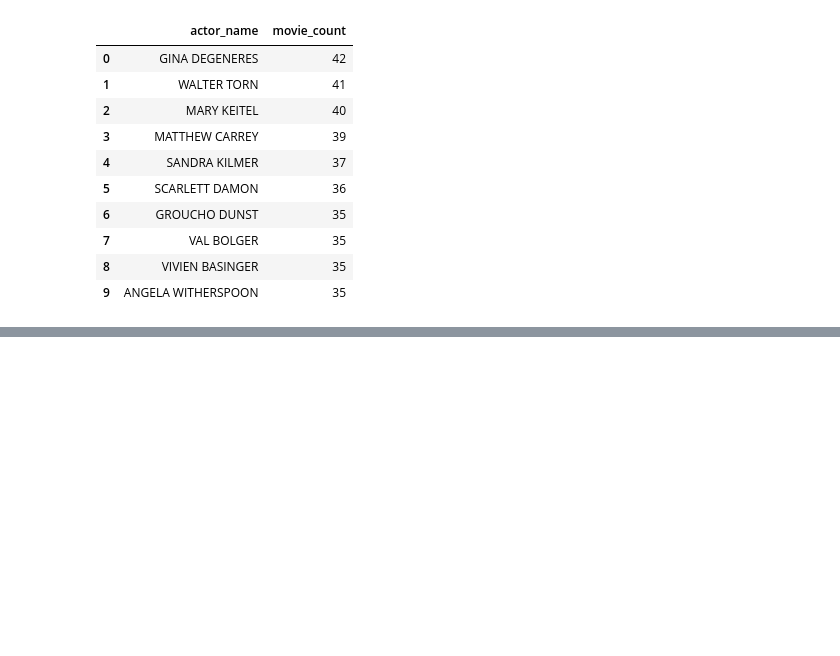
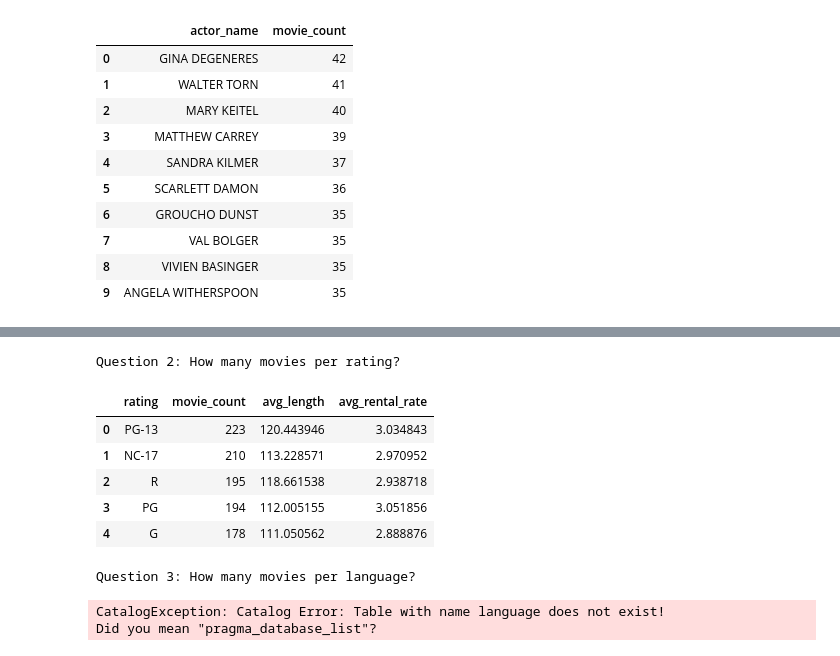
Before and after one commit to NasrWahi/sql_lab1_de25, a Jupyter notebook: duckdb_pandas.ipynb, the cells around one changed output, grey strips where cells are left out. Cells and saved outputs as stored; diff of their text form; code cells hidden in the pictures; blank space fills up the shorter version.

```diff
--- a/duckdb_pandas.ipynb
+++ b/duckdb_pandas.ipynb
@@ -197,0 +223,44 @@ task1e
+# %%
+print("\nQuestion 2: How many movies per rating?")
+
+q2 = duckdb.sql(
+    """
+    SELECT
+        rating,
+        COUNT(*) as movie_count,
+        AVG(length) as avg_length,
+        AVG(rental_rate) as avg_rental_rate
+    FROM film
+    GROUP BY rating
+    ORDER BY movie_count DESC;
+""").df()
+
+q2
+# %% [output]
+Question 2: How many movies per rating?
+|  | rating | movie_count | avg_length | avg_rental_rate |
+| 0 | PG-13 | 223 | 120.443946 | 3.034843 |
+| 1 | NC-17 | 210 | 113.228571 | 2.970952 |
+| 2 | R | 195 | 118.661538 | 2.938718 |
+| 3 | PG | 194 | 112.005155 | 3.051856 |
+| 4 | G | 178 | 111.050562 | 2.888876 |
+# %%
+print("\nQuestion 3: How many movies per language?")
+
+q3 = duckdb.sql(
+    """
+    SELECT
+        l.name as language,
+        COUNT(f.film_id) as movie_count
+    FROM language l
+    LEFT JOIN film f ON l.language_id = f.language_id
+    GROUP BY l.language_id, l.name
+    ORDER BY movie_count DESC;
+""").df()
+
+print("=== Question 3: How many movies per language? ===")
+q3
+# %% [output]
+Question 3: How many movies per language?
+CatalogException: Catalog Error: Table with name language does not exist!
+Did you mean "pragma_database_list"?
```
Also changed, not shown: parts of 2 cells of this notebook.
